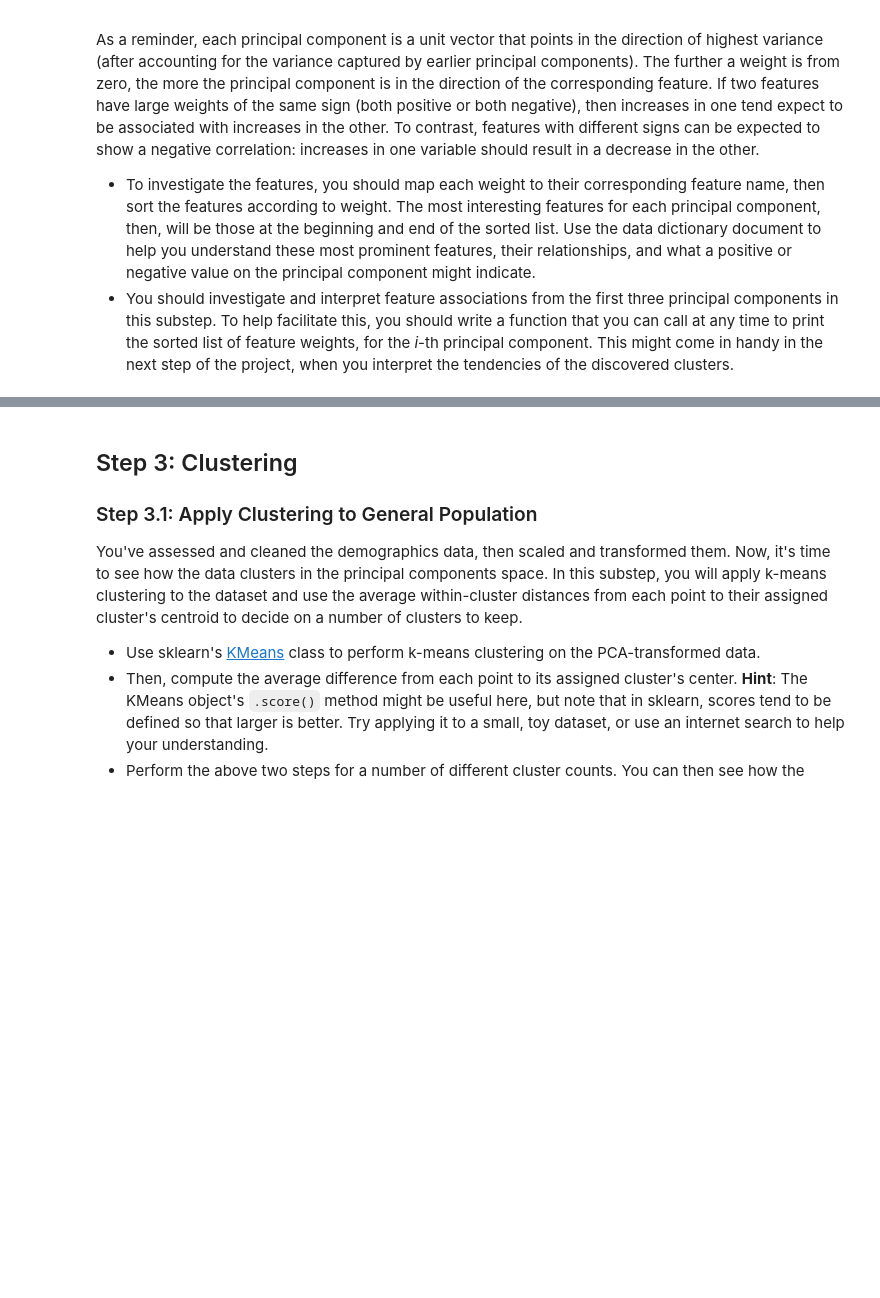
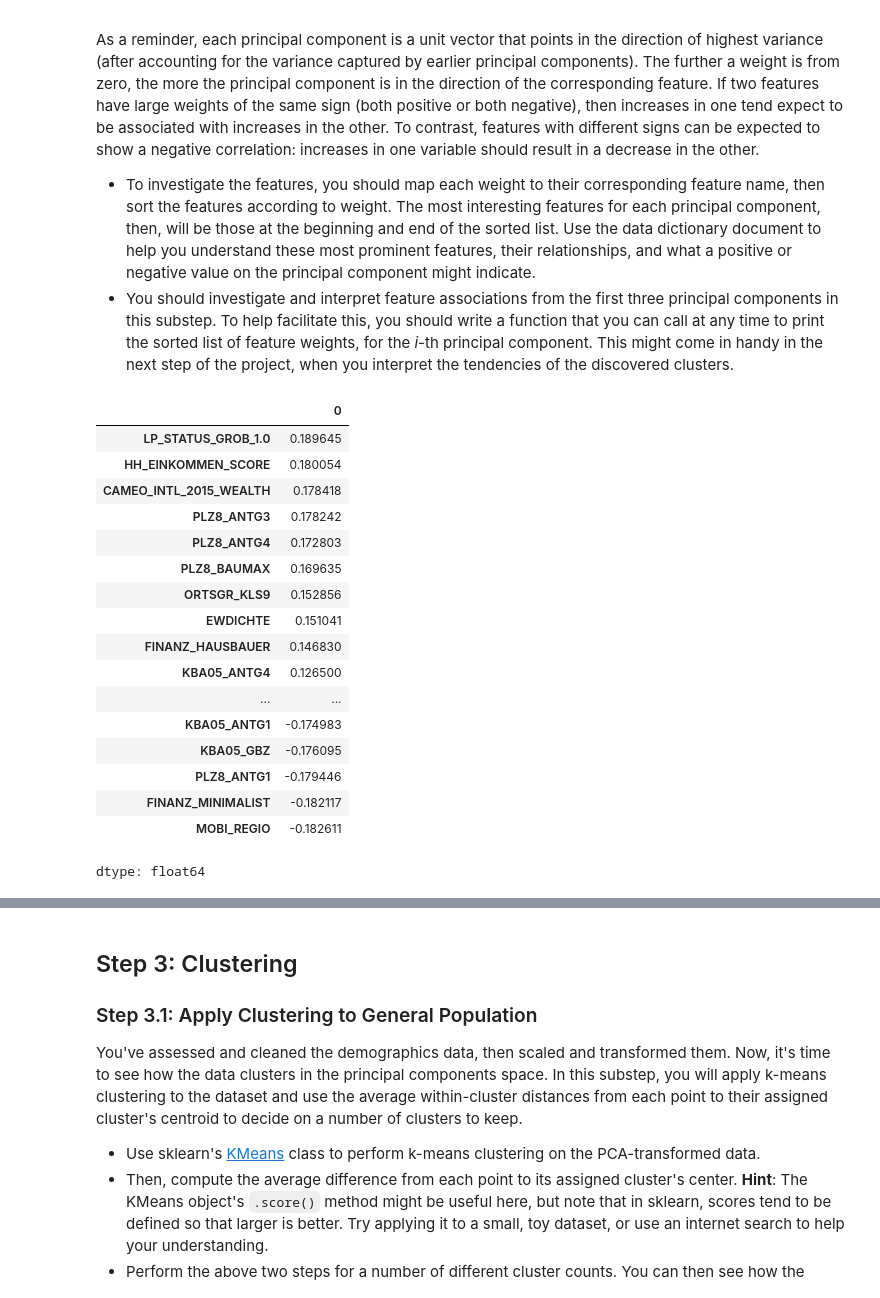
Before and after one commit to AlaaAbdelrahim5/Identify_Customer_Segments, a Jupyter notebook: Identify_Customer_Segments.ipynb, the cells around one changed output, grey strips where cells are left out. Cells and saved outputs as stored; diff of their text form; code cells hidden in the pictures; blank space fills up the shorter version.

```diff
--- a/Identify_Customer_Segments.ipynb
+++ b/Identify_Customer_Segments.ipynb
@@ -579,2 +600,6 @@ On your scaled data, you are now ready to apply dimensionality reduction techniq
 # %%
 # Re-apply PCA to the data while selecting for number of components to retain.
+
+n = 125
+pca = PCA(n_components=n)
+data_pca = pca.fit_transform(data_scaled)
@@ -596,6 +621,34 @@ As a reminder, each principal component is a unit vector that points in the dire
 # and then print the linked values, sorted by weight.
 # HINT: Try defining a function here or in a new cell that you can reuse in the
 # other cells.
+
+def pca_weights(pca, i):
+    components_df = pd.DataFrame(pca.components_, columns=data_scaled.columns)
+
+    sorted_weights = components_df.iloc[i].sort_values(ascending=False)
+
+    return sorted_weights
+# %%
+display(pca_weights(pca, 0))
+# %% [output]
+|  | 0 |
+| LP_STATUS_GROB_1.0 | 0.189645 |
+| HH_EINKOMMEN_SCORE | 0.180054 |
+| CAMEO_INTL_2015_WEALTH | 0.178418 |
+| PLZ8_ANTG3 | 0.178242 |
+| PLZ8_ANTG4 | 0.172803 |
+| PLZ8_BAUMAX | 0.169635 |
+| ORTSGR_KLS9 | 0.152856 |
+| EWDICHTE | 0.151041 |
+| FINANZ_HAUSBAUER | 0.146830 |
+| KBA05_ANTG4 | 0.126500 |
+| ... | ... |
+| KBA05_ANTG1 | -0.174983 |
+| KBA05_GBZ | -0.176095 |
+| PLZ8_ANTG1 | -0.179446 |
+| FINANZ_MINIMALIST | -0.182117 |
+| MOBI_REGIO | -0.182611 |
+dtype: float64
 # %%
 # Map weights for the second principal component to corresponding feature names
 # and then print the linked values, sorted by weight.
```
Also changed, not shown: parts of 19 cells of this notebook.
